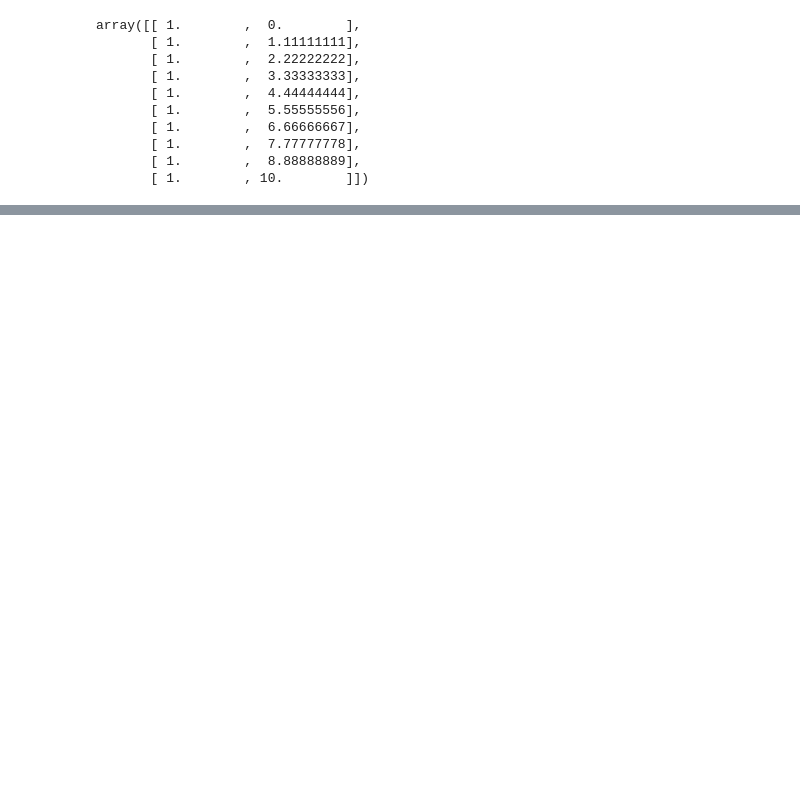
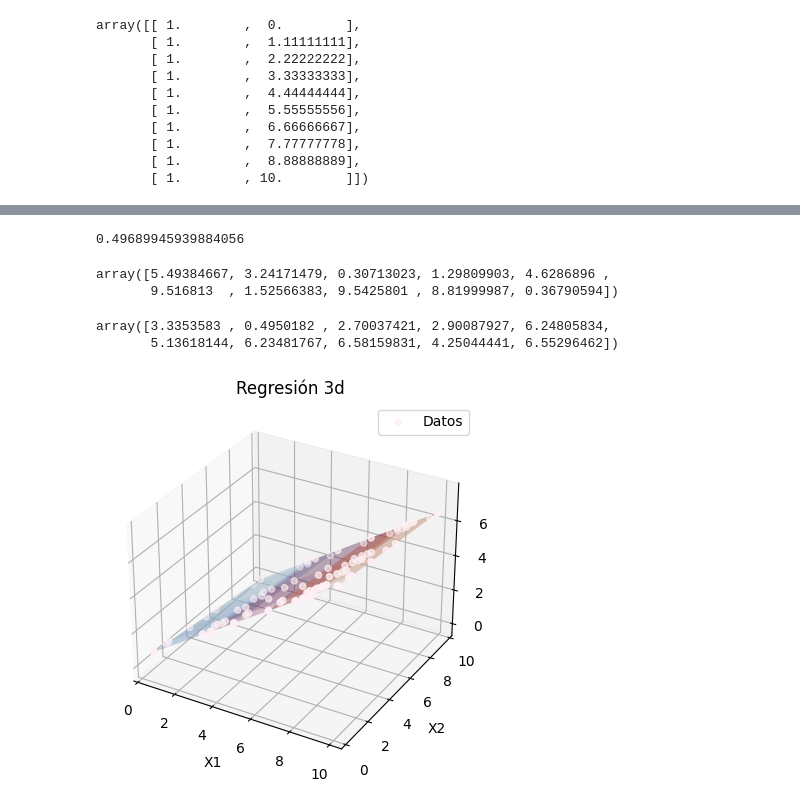
Before and after one commit to hernansalinas/CursoMetodosComputacionales, a Jupyter notebook: Lab09_Matrices.ipynb, the cells around one changed output, grey strips where cells are left out. Saved outputs shown, nothing was run; the diff lists cells and outputs as text; code cells hidden in the pictures; blank space fills up the shorter version.

```diff
--- a/Lab09_Matrices.ipynb
+++ b/Lab09_Matrices.ipynb
@@ -318,0 +321,13 @@ plt.show()
+# %%
+N = 10
+x0 = np.ones(N).reshape(1,N)
+x1 = np.linspace(0, 10, N).reshape(1,N)
+#x1 = np.random.rand(1,N)*10
+x2b = np.random.rand(2,N)*10
+noise=2*np.random.random(N)-1
+y = 0.9*x1 + noise
+result = np.zeros((3,N))
+result[0:1,0:] = x0
+result[1:,:]=x2b
+Xt = result
+X = Xt.T
@@ -318,0 +338,10 @@ plt.show()
+# %%
+def regresion(X,y):
+  Xt = X.T
+  parentesis = np.matmul(Xt,X)
+  inversa = np.linalg.inv(parentesis)
+  multiplicacion1 = np.matmul(inversa, Xt)
+  multiplicacion2 = np.matmul(y,multiplicacion1.T)
+  theta = multiplicacion2
+
+  return theta
@@ -318,0 +350,36 @@ plt.show()
+# %%
+regresione = regresion(X,y)
+# primero intercepto
+#segundo va con x1
+# tercero en x2
+# %%
+regresione[0][0]
+# %% [output]
+0.49689945939884056
+# %%
+funcion = lambda x,z: regresione[0][0]+regresione[0][1]*x+regresione[0][2]*z
+# %%
+x2b[1]
+# %% [output]
+array([5.49384667, 3.24171479, 0.30713023, 1.29809903, 4.6286896 ,
+       9.516813  , 1.52566383, 9.5425801 , 8.81999987, 0.36790594])
+# %%
+funcion(x2b[0],x2b[1])
+# %% [output]
+array([3.3353583 , 0.4950182 , 2.70037421, 2.90087927, 6.24805834,
+       5.13618144, 6.23481767, 6.58159831, 4.25044441, 6.55296462])
+# %%
+X1_bidim , X2_bidim = np.meshgrid(x2b[0],x2b[1])
+Y_bidim = funcion(X1_bidim,X2_bidim)
+
+fig,ax = plt.subplots(subplot_kw ={"projection":"3d"})
+surf = ax.plot_surface(X1_bidim , X2_bidim,Y_bidim,cmap = "twilight",alpha=0.1)
+ax.scatter(X1_bidim , X2_bidim,Y_bidim, label = "Datos", c="lavenderblush")
+ax.legend()
+ax.set_title("Regresión 3d")
+ax.set_xlabel("X1")
+ax.set_ylabel("X2")
+ax.set_zlabel("Y")
+plt.show()
+# %% [output]
+[figure, added]
```
Also changed, not shown: parts of 9 cells of this notebook.
